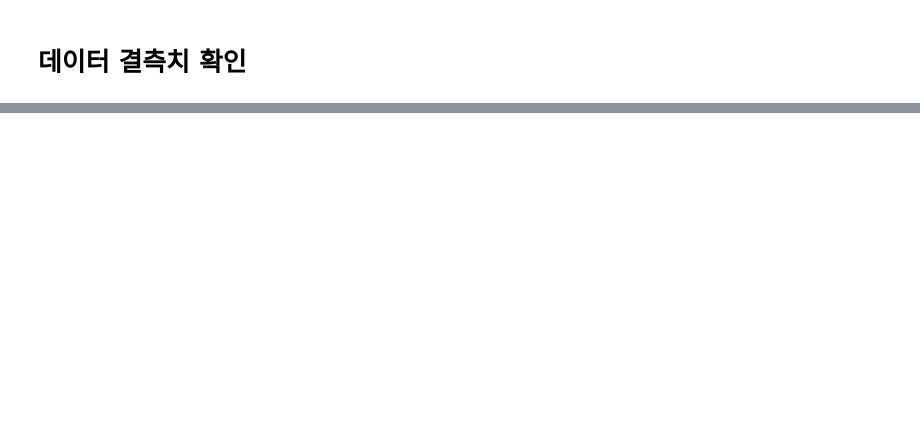
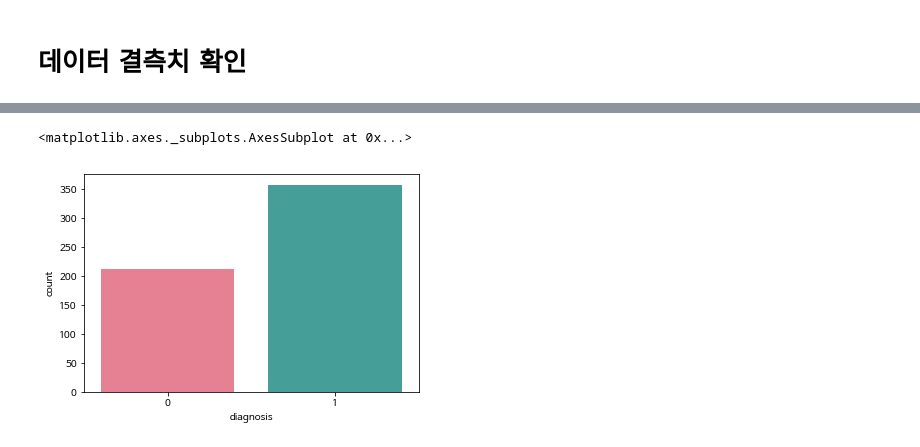
Before and after one commit to b8goal/TensorFlow, a Jupyter notebook: 데이터분석/HW3_의사결정나무/Untitled.ipynb, the cells around one changed output, grey strips where cells are left out. Saved outputs shown, nothing was run; the diff lists cells and outputs as text; code cells hidden in the pictures; blank space fills up the shorter version.

```diff
--- a/데이터분석/HW3_의사결정나무/Untitled.ipynb
+++ b/데이터분석/HW3_의사결정나무/Untitled.ipynb
@@ -72,0 +90,6 @@ Accuracy on test set :  0.9347826086956522
+# %%
+sns.countplot(data.diagnosis)
+sns.countplot(data['diagnosis'],  palette = "husl")
+# %% [output]
+<matplotlib.axes._subplots.AxesSubplot at 0x...>
+[figure, added]
```
Also changed, not shown: parts of 14 cells of this notebook, 3 other files.
